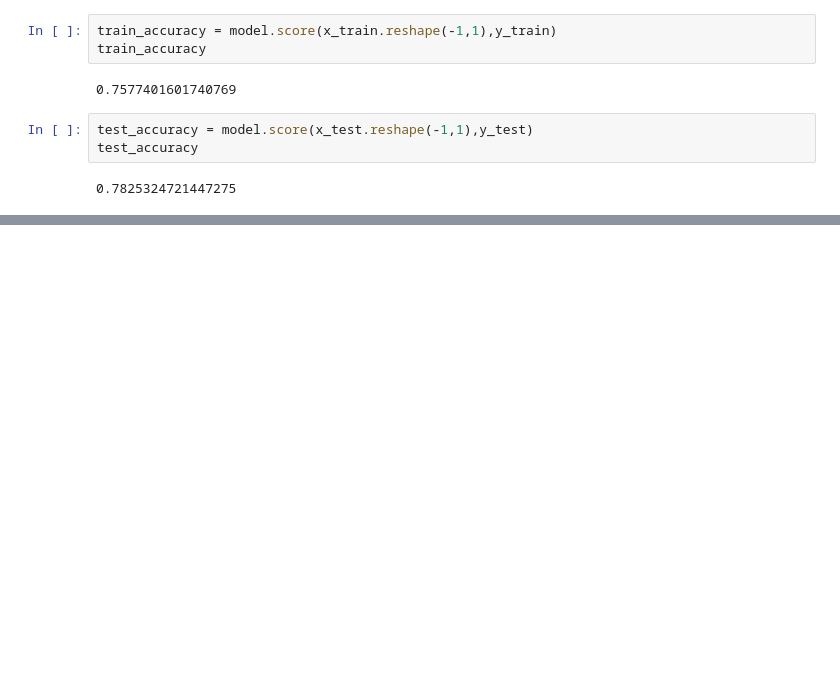
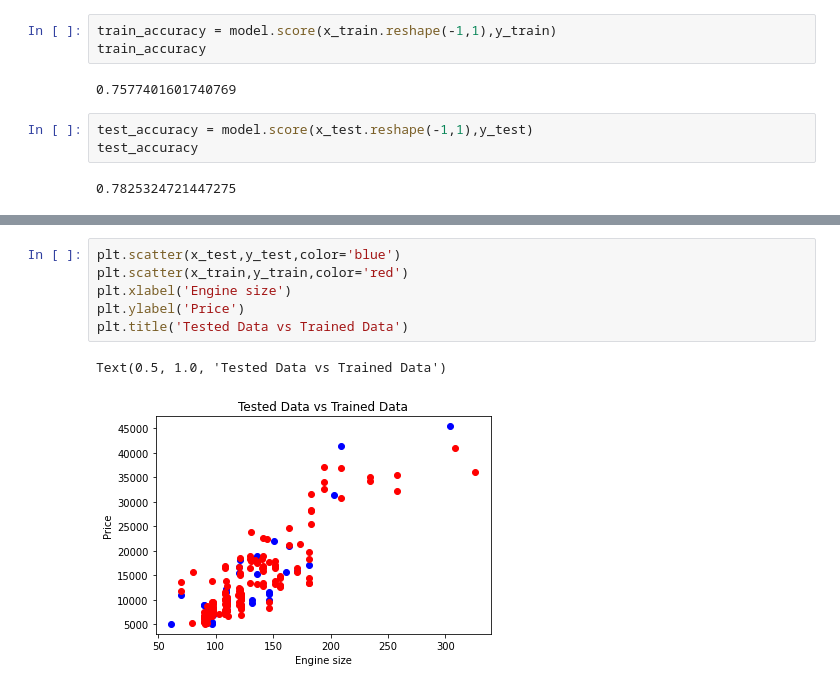
Before and after one commit to QamarAlkhatib/linear-regression-CarPrice, a Jupyter notebook: regression.ipynb, the cells around one changed output, grey strips where cells are left out. Cells and saved outputs as stored; diff of their text form; blank space fills up the shorter version.

```diff
--- a/regression.ipynb
+++ b/regression.ipynb
@@ -98,0 +118,9 @@ test_accuracy
+# %%
+plt.scatter(x_test,y_test,color='blue')
+plt.scatter(x_train,y_train,color='red')
+plt.xlabel('Engine size')
+plt.ylabel('Price')
+plt.title('Tested Data vs Trained Data')
+# %% [output]
+Text(0.5, 1.0, 'Tested Data vs Trained Data')
+[figure, added]
```
Also changed, not shown: parts of 5 cells of this notebook.
